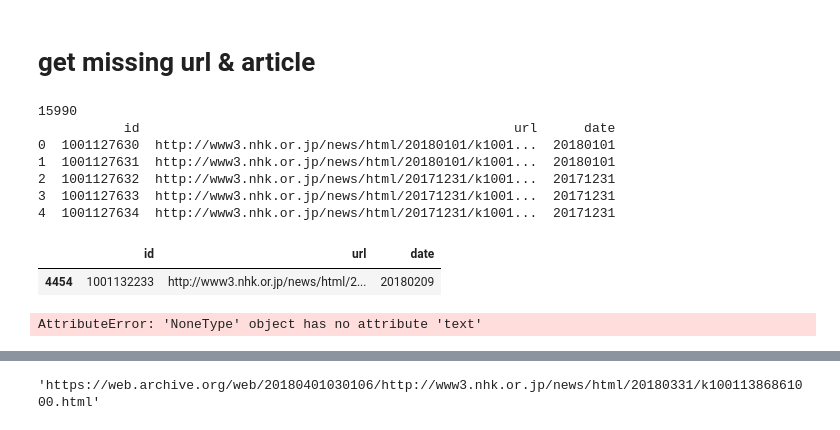
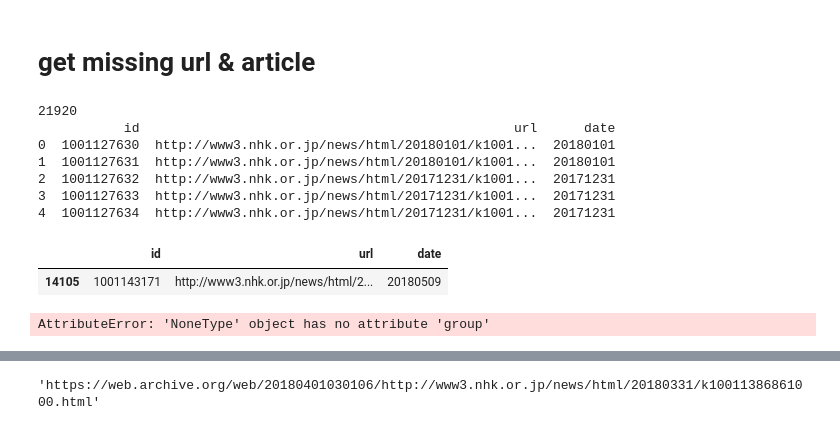
Before and after one commit to nozomiyamada/thainews, a Jupyter notebook: nhk/checkID.ipynb, the cells around one changed output, grey strips where cells are left out. Saved outputs shown, nothing was run; the diff lists cells and outputs as text; code cells hidden in the pictures.

```diff
--- a/nhk/checkID.ipynb
+++ b/nhk/checkID.ipynb
@@ -152,21 +152,21 @@ len(pd.read_json('nhkweb2019.json'))
 # %%
 data = pd.read_json('nhkweb2018.json')
 data = data[['id', 'url']]
 data.id = data.id.apply(lambda x:x[1:-4])
 data['date'] = data.url.apply(lambda x:x.split('news/html/')[-1].split('/')[0])
 print(len(data))
 print(data.head())
-data[data.id == "1001132233"]
+data[data.id == "1001143171"]
 # %% [output]
-15990
+21920
            id                                                url      date
 0  1001127630  http://www3.nhk.or.jp/news/html/20180101/k1001...  20180101
 1  1001127631  http://www3.nhk.or.jp/news/html/20180101/k1001...  20180101
 2  1001127632  http://www3.nhk.or.jp/news/html/20171231/k1001...  20171231
 3  1001127633  http://www3.nhk.or.jp/news/html/20171231/k1001...  20171231
 4  1001127634  http://www3.nhk.or.jp/news/html/20171231/k1001...  20171231
 |  | id | url | date |
-| 4454 | 1001132233 | http://www3.nhk.or.jp/news/html/2... | 20180209 |
+| 14105 | 1001143171 | http://www3.nhk.or.jp/news/html/2... | 20180509 |
 # %%
 options = Options()
 #options.headless = True
@@ -174,7 +174,7 @@ driver = webdriver.Chrome(options=options)
 # %%
 year = 2018
 
-for i in tqdm.tqdm(range(4454, 10000)):
+for i in tqdm.tqdm(range(14105, 21000)):
     # get the present row & next row
     ID1, ID2 = data.iat[i,0], data.iat[i+1,0]
     date = data.iat[i,2]
@@ -214,7 +214,7 @@ for i in tqdm.tqdm(range(4454, 10000)):
                     else:
                         write_nolink(ID, year) # nolink
 # %% [output]
-AttributeError: 'NoneType' object has no attribute 'text'
+AttributeError: 'NoneType' object has no attribute 'group'
 # %%
 ID1
 # %% [output]
```
Also changed, not shown: parts of 1 cell of this notebook, 10 other files.
